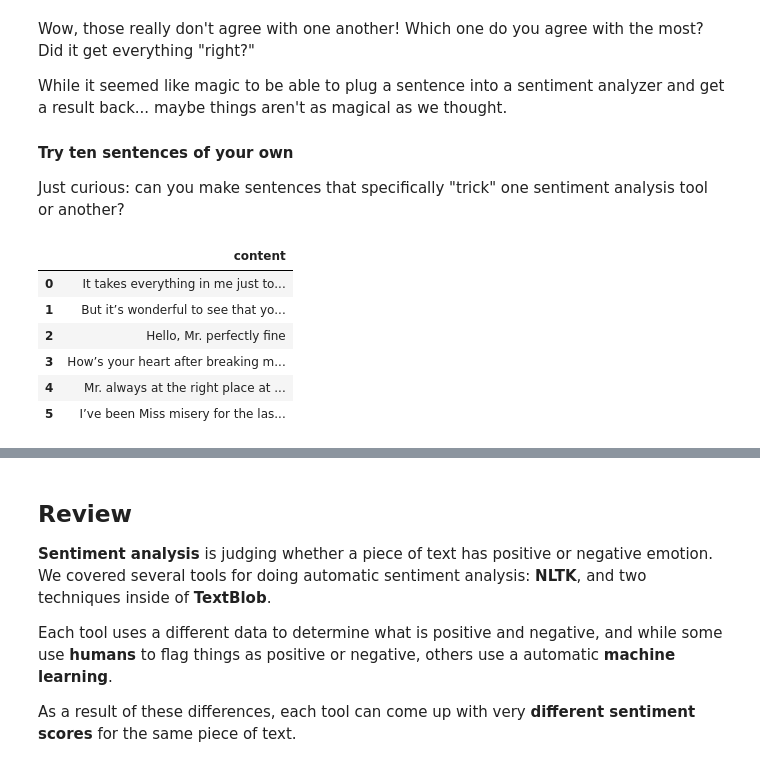
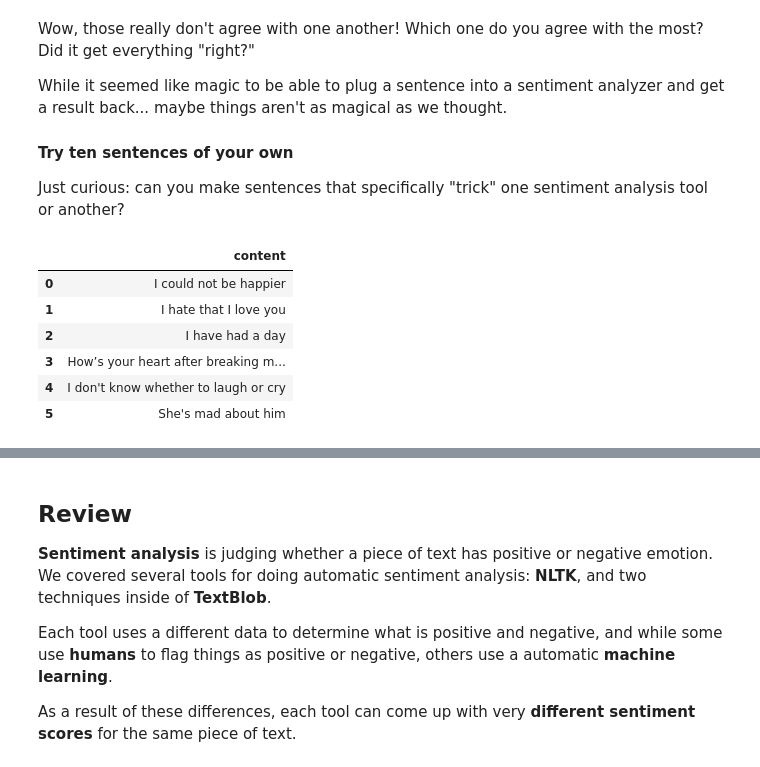
Before and after one commit to nisha5hetty/09-homework, a Jupyter notebook: 01 - Comparing sentiment analysis tools.ipynb, the cells around one changed output, grey strips where cells are left out. Cells and saved outputs as stored; diff of their text form; code cells hidden in the pictures.

```diff
--- a/01 - Comparing sentiment analysis tools.ipynb
+++ b/01 - Comparing sentiment analysis tools.ipynb
@@ -267,24 +268,24 @@ While it seemed like magic to be able to plug a sentence into a sentiment analyz
 #### Try ten sentences of your own
 
 Just curious: can you make sentences that specifically "trick" one sentiment analysis tool or another?
-# %%
-df = pd.DataFrame({'content': [
-    "It takes everything in me just to get up each day",
-    "But it’s wonderful to see that you’re okay",
-    "Hello, Mr. perfectly fine",
-    "How’s your heart after breaking mine?",
-    "Mr. always at the right place at the right time",
-    "I’ve been Miss misery for the last time"
-]})
-df
-# %% [output]
-|  | content |
-| 0 | It takes everything in me just to... |
-| 1 | But it’s wonderful to see that yo... |
-| 2 | Hello, Mr. perfectly fine |
-| 3 | How’s your heart after breaking m... |
-| 4 | Mr. always at the right place at ... |
-| 5 | I’ve been Miss misery for the las... |
+# %%
+df = pd.DataFrame({'content': [
+    "I could not be happier",
+    "I hate that I love you",
+    "I have had a day",
+    "How’s your heart after breaking mine?",
+    "I don't know whether to laugh or cry",
+    "She's mad about him"
+]})
+df
+# %% [output]
+|  | content |
+| 0 | I could not be happier |
+| 1 | I hate that I love you |
+| 2 | I have had a day |
+| 3 | How’s your heart after breaking m... |
+| 4 | I don't know whether to laugh or cry |
+| 5 | She's mad about him |
 # %%
 scores = df.content.apply(get_scores)
 scores.style.background_gradient(cmap='RdYlGn', axis=None, low=-0.4, high=0.4)
```
Also changed, not shown: parts of 2 cells of this notebook, 1 other file.
